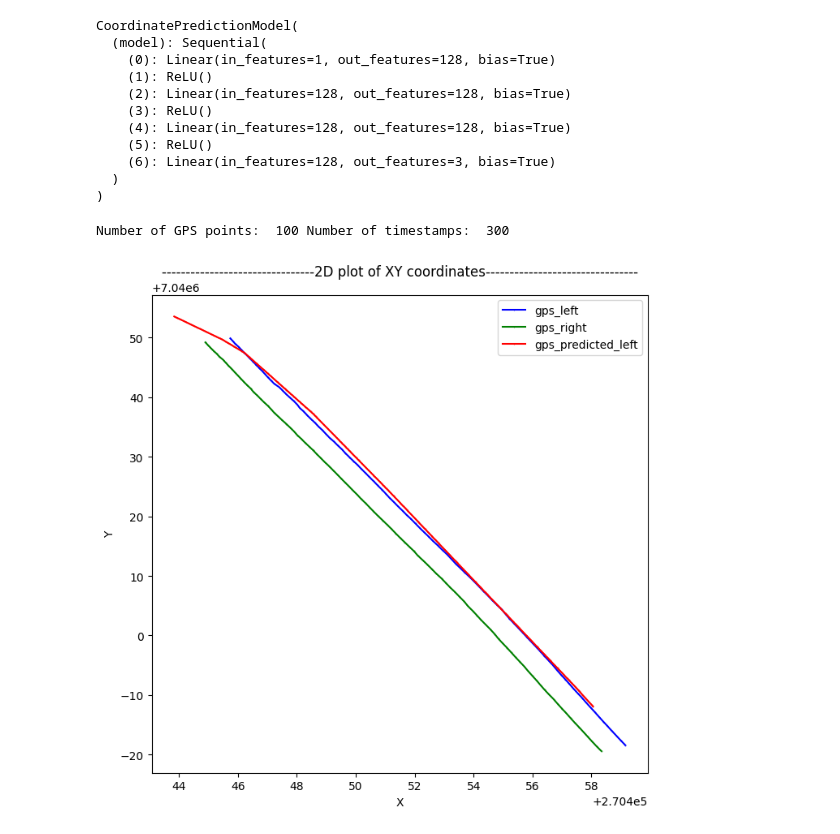
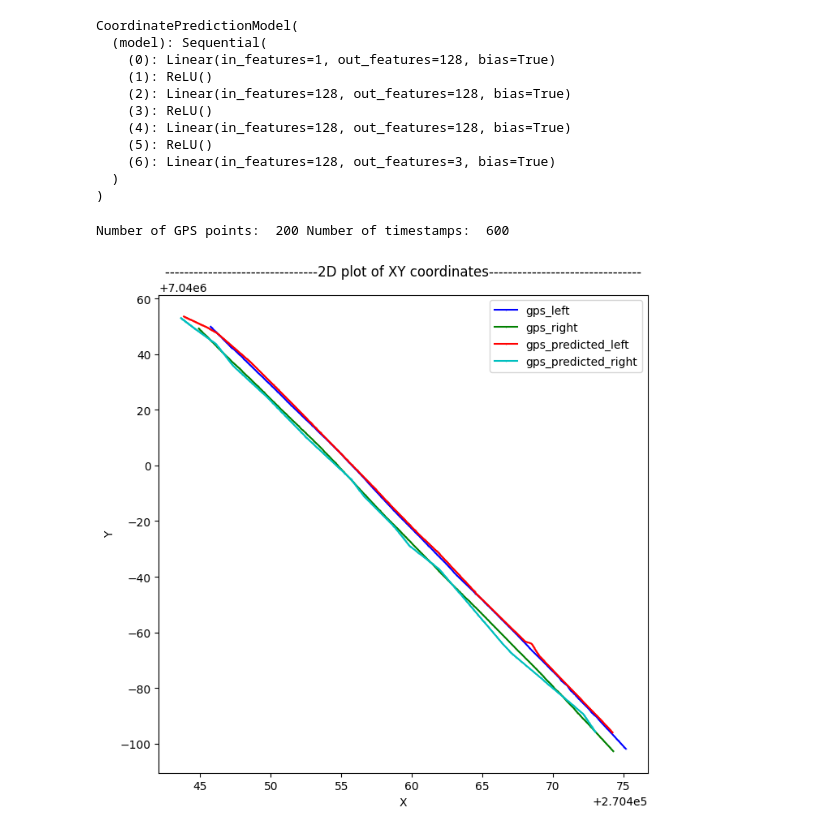
Before and after one commit to tdl1304/naplab-to-nerfstudio, a Jupyter notebook: interpolate.ipynb, the cells around one changed output. Saved outputs shown, nothing was run; the diff lists cells and outputs as text; code cells hidden in the pictures.

Commit message:
trained interp right model

```diff
--- a/interpolate.ipynb
+++ b/interpolate.ipynb
@@ -89,28 +89,28 @@ CoordinatePredictionModel(
   )
 )
 # %%
-max_gps = 100
+max_gps = 200
 # timestamps based on C5_R1 video
 timestamps = read_timestamps("./Trip094/C5_R1.h264.timestamps")
 max_ts = max_gps * 3 if max_gps != -1 else -1
 
 print("Number of GPS points: ", max_gps, "Number of timestamps: ", max_ts)
 
 # Predict left GPS
 norm_t_left = np.array([train_dataset_left.normalize_1_timestamp(timestamp) for timestamp in timestamps[:max_ts]]).reshape(-1, 1)
-pred_pos_left = predict(model_right, torch.tensor(norm_t_left, dtype=torch.float32).to(device))
+pred_pos_left = predict(model_left, torch.tensor(norm_t_left, dtype=torch.float32).to(device))
 predicted_gps_left = train_dataset_left.denormalize_position(pred_pos_left.numpy())
 
 # Predict right GPS
 norm_t_right = np.array([train_dataset_right.normalize_1_timestamp(timestamp) for timestamp in timestamps[:max_ts]]).reshape(-1, 1)
 pred_pos_right = predict(model_right, torch.tensor(norm_t_right, dtype=torch.float32).to(device))
 predicted_gps_right = train_dataset_right.denormalize_position(pred_pos_right.numpy())
 
 gps_left_pos = [point.position for point in gps_left[:max_gps]]
 gps_right_pos = [point.position for point in gps_right[:max_gps]]
 
 plot_coordinates([gps_left_pos, gps_right_pos, predicted_gps_left, predicted_gps_right],
         labels=["gps_left", "gps_right", "gps_predicted_left", "gps_predicted_right"], figsize=(7, 7), is3D=False, show_scatter=False)
 # %% [output]
-Number of GPS points:  100 Number of timestamps:  300
+Number of GPS points:  200 Number of timestamps:  600
-[figure, old version]
+[figure, new version]
```
Also changed, not shown: parts of 1 cell of this notebook, 1 other file.
